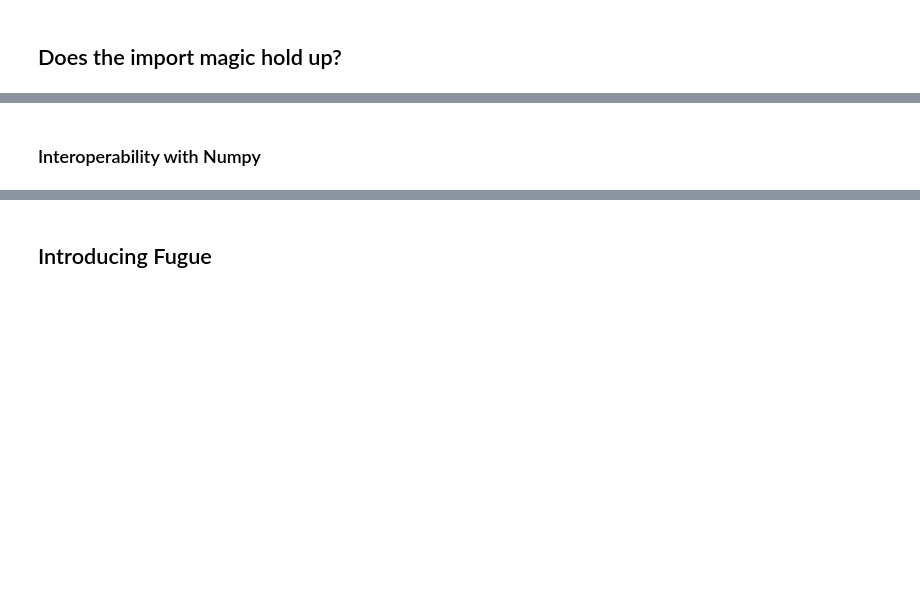
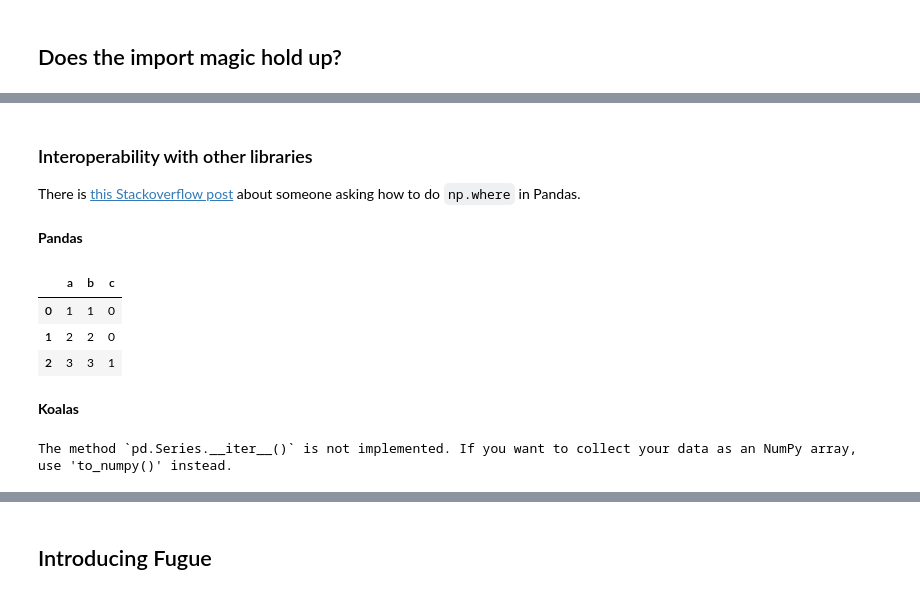
Before and after one commit to kvnkho/demos, a Jupyter notebook: meetups/data-science-dc-fugue/porting_code_to_spark.ipynb, the cells around one changed output, grey strips where cells are left out. Saved outputs shown, nothing was run; the diff lists cells and outputs as text; code cells hidden in the pictures; blank space fills up the shorter version.

Commit message:
koalas inconsistency

```diff
--- a/meetups/data-science-dc-fugue/porting_code_to_spark.ipynb
+++ b/meetups/data-science-dc-fugue/porting_code_to_spark.ipynb
@@ -550,6 +548,26 @@ TypeError: Column assignment doesn't support type DataFrame
-# %% [markdown]
-### Interoperability with Numpy
+# %% [markdown]
+### Interoperability with other libraries
+
+There is [this Stackoverflow post](https://stackoverflow.com/questions/70510056/use-of-koalas-instead-of-pandas/70530911#70530911) about someone asking how to do `np.where` in Pandas.
+# %% [markdown]
+**Pandas**
 # %%
-try:
-    df = ks.DataFrame({"a": [1,2,3], "b": [1,2,3]})
-    df["c"] = df.where(df['a'] > 2, 1, 0)
+df = pd.DataFrame({"a": [1,2,3], "b": [1,2,3]})
+df["c"] = np.where(df['a'] > 2, 1, 0)
+df
+# %% [output]
+|  | a | b | c |
+| 0 | 1 | 1 | 0 |
+| 1 | 2 | 2 | 0 |
+| 2 | 3 | 3 | 1 |
+# %% [markdown]
+**Koalas**
+# %%
+df = ks.DataFrame({"a": [1,2,3], "b": [1,2,3]})
+
+try:
+    df["c"] = np.where(df['a'] > 2, 1, 0)
+except Exception as e:
+    print(e)
+# %% [output]
+The method `pd.Series.__iter__()` is not implemented. If you want to collect your data as an NumPy array, use 'to_numpy()' instead.
```
Also changed, not shown: parts of 8 cells of this notebook.
